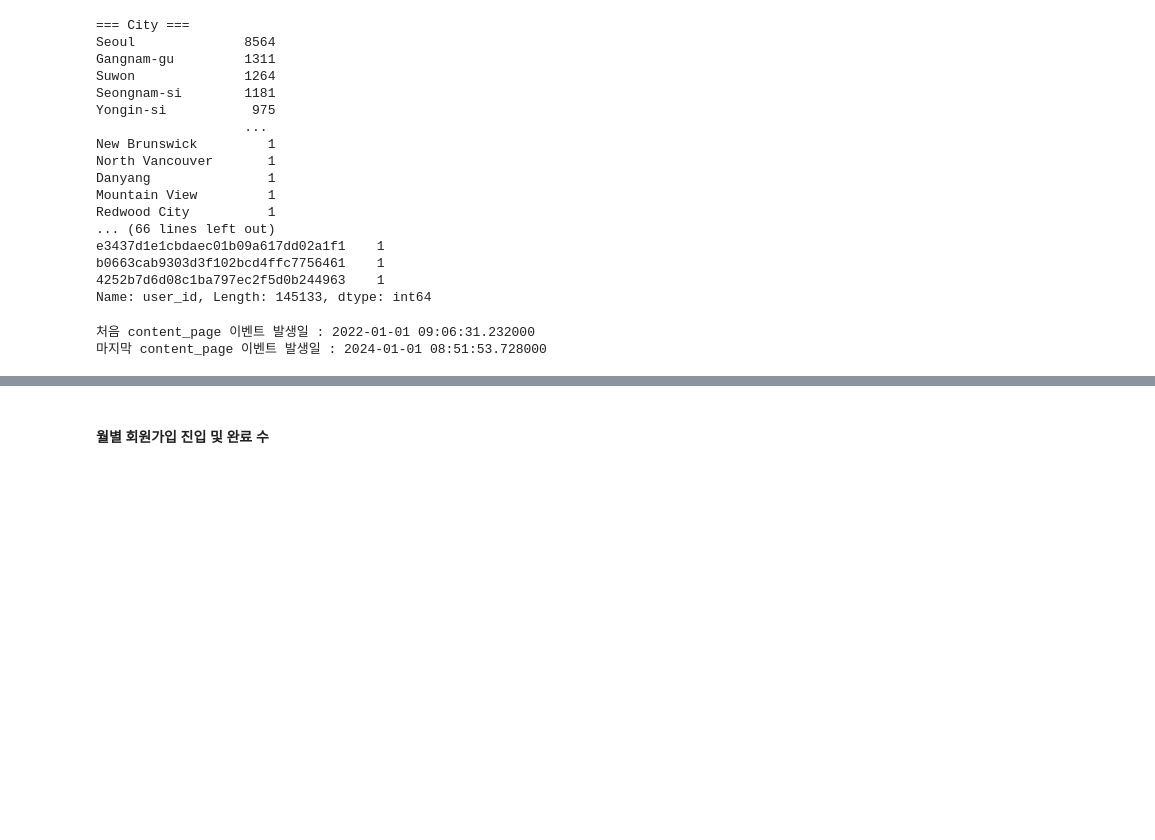
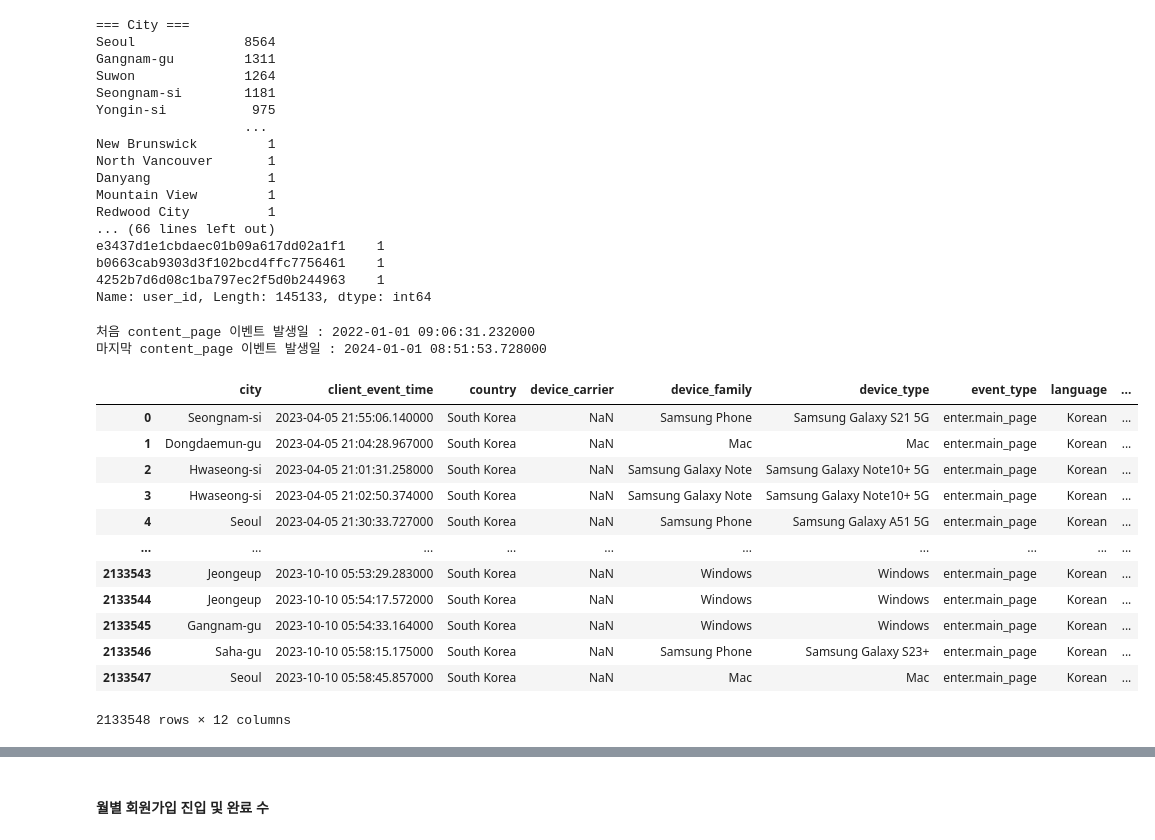
Before and after one commit to saeraniren/intermediate_project, a Jupyter notebook: yena_main.ipynb, the cells around one changed output, grey strips where cells are left out. Saved outputs shown, nothing was run; the diff lists cells and outputs as text; code cells hidden in the pictures; blank space fills up the shorter version.

```diff
--- a/yena_main.ipynb
+++ b/yena_main.ipynb
@@ -244,3 +244,19 @@ print(f"마지막 content_page 이벤트 발생일 : {last_complete_signup}")
 # %% [output]
 처음 content_page 이벤트 발생일 : 2022-01-01 09:06:31.232000
 마지막 content_page 이벤트 발생일 : 2024-01-01 08:51:53.728000
+# %%
+df_main_page
+# %% [output]
+|  | city | client_event_time | country | device_carrier | device_family | device_type | event_type | language | ... |
+| 0 | Seongnam-si | 2023-04-05 21:55:06.140000 | South Korea | NaN | Samsung Phone | Samsung Galaxy S21 5G | enter.main_page | Korean | ... |
+| 1 | Dongdaemun-gu | 2023-04-05 21:04:28.967000 | South Korea | NaN | Mac | Mac | enter.main_page | Korean | ... |
+| 2 | Hwaseong-si | 2023-04-05 21:01:31.258000 | South Korea | NaN | Samsung Galaxy Note | Samsung Galaxy Note10+ 5G | enter.main_page | Korean | ... |
+| 3 | Hwaseong-si | 2023-04-05 21:02:50.374000 | South Korea | NaN | Samsung Galaxy Note | Samsung Galaxy Note10+ 5G | enter.main_page | Korean | ... |
+| 4 | Seoul | 2023-04-05 21:30:33.727000 | South Korea | NaN | Samsung Phone | Samsung Galaxy A51 5G | enter.main_page | Korean | ... |
+| ... | ... | ... | ... | ... | ... | ... | ... | ... | ... |
+| 2133543 | Jeongeup | 2023-10-10 05:53:29.283000 | South Korea | NaN | Windows | Windows | enter.main_page | Korean | ... |
+| 2133544 | Jeongeup | 2023-10-10 05:54:17.572000 | South Korea | NaN | Windows | Windows | enter.main_page | Korean | ... |
+| 2133545 | Gangnam-gu | 2023-10-10 05:54:33.164000 | South Korea | NaN | Windows | Windows | enter.main_page | Korean | ... |
+| 2133546 | Saha-gu | 2023-10-10 05:58:15.175000 | South Korea | NaN | Samsung Phone | Samsung Galaxy S23+ | enter.main_page | Korean | ... |
+| 2133547 | Seoul | 2023-10-10 05:58:45.857000 | South Korea | NaN | Mac | Mac | enter.main_page | Korean | ... |
+2133548 rows × 12 columns
```
Also changed, not shown: parts of 20 cells of this notebook.
